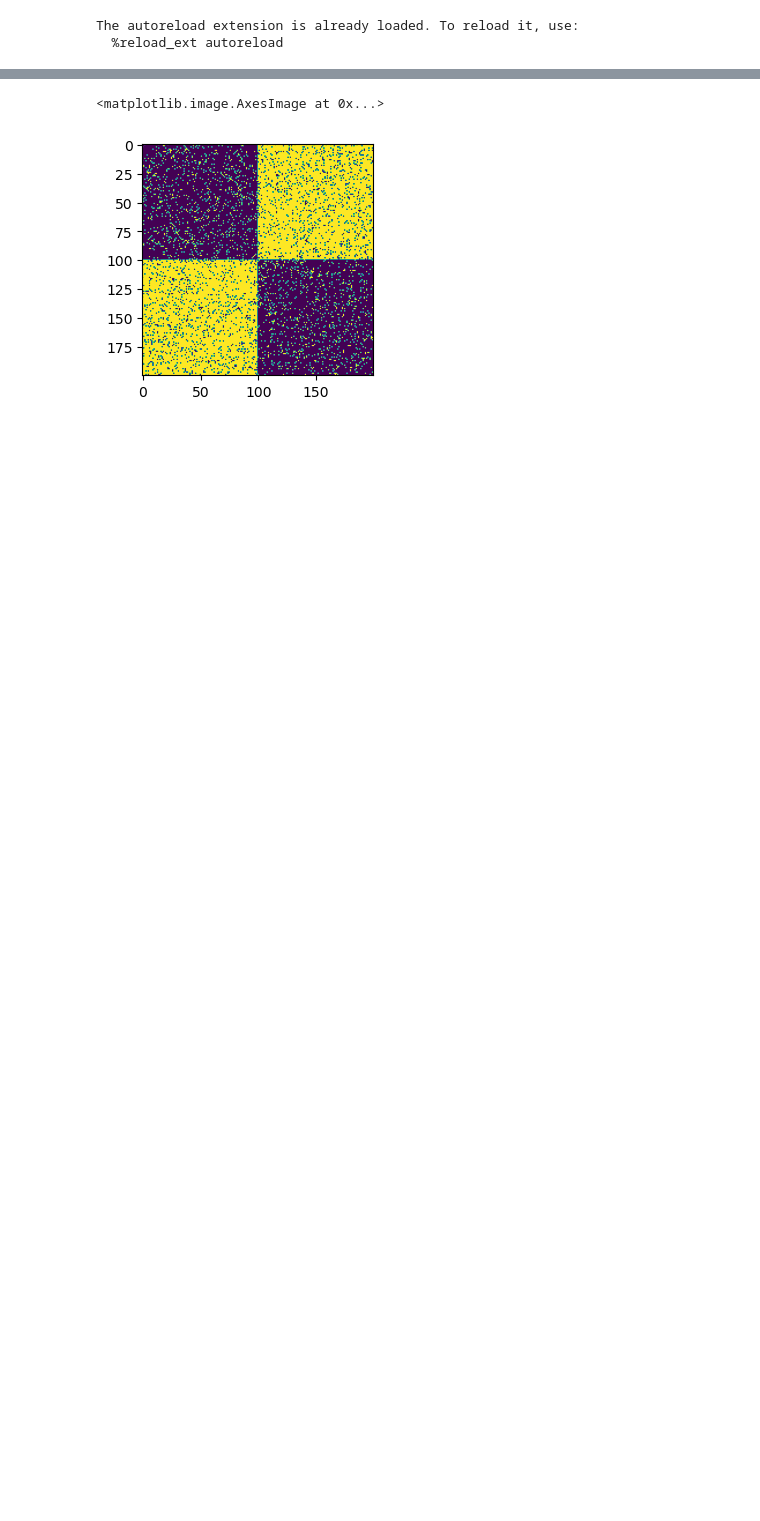
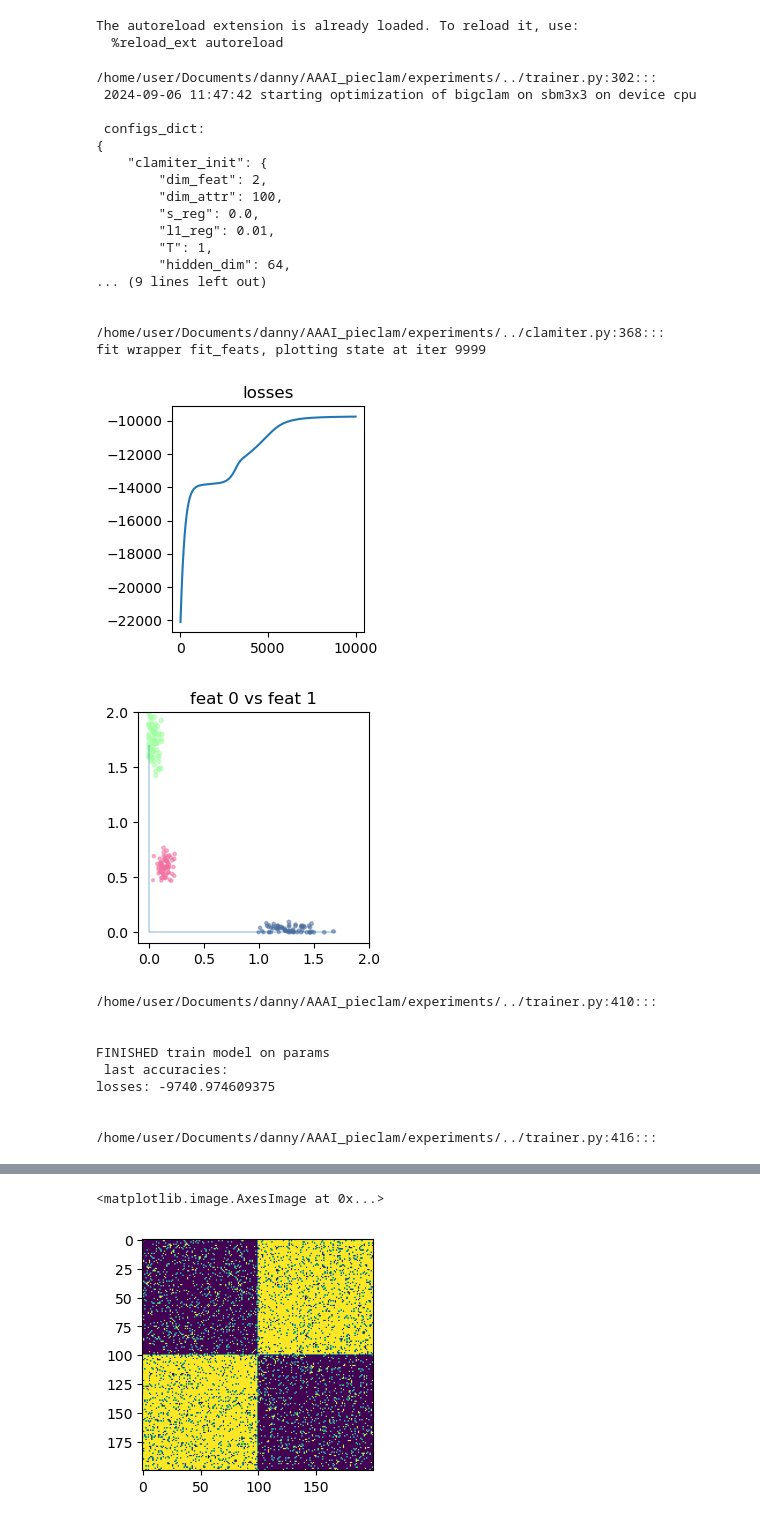
Before and after one commit to JuanCervino/PieClamNonSym, a Jupyter notebook: experiments/bipartite_big_and_ie.ipynb, the cells around one changed output, grey strips where cells are left out. Saved outputs shown, nothing was run; the diff lists cells and outputs as text; code cells hidden in the pictures; blank space fills up the shorter version.

Commit message:
starting link prediction

```diff
--- a/experiments/bipartite_big_and_ie.ipynb
+++ b/experiments/bipartite_big_and_ie.ipynb
@@ -11,8 +11,54 @@ from datasets.import_dataset import import_dataset
 from trainer import Trainer
 from utils.plotting import *
 
+device = torch.device('cuda' if torch.cuda.is_available() else 'cpu')
+
 %load_ext autoreload
 %autoreload 2
 # %% [output]
 The autoreload extension is already loaded. To reload it, use:
   %reload_ext autoreload
+# %%
+data_sbm3x3 = import_dataset('sbm3x3')
+
+config_triplets = [
+    ['clamiter_init', 'dim_feat', 2],
+    ['feat_opt', 'n_iter', 10000]
+]
+
+trainer_bigclam_sbm3x3 = Trainer(
+    dataset=data_sbm3x3,
+    model_name='bigclam',
+    config_triplets_to_change=config_triplets,
+    device=device)
+
+trainer_bigclam_sbm3x3.train()
+# %% [output]
+/home/user/Documents/danny/AAAI_pieclam/experiments/../trainer.py:302:::
+ 2024-09-06 11:47:42 starting optimization of bigclam on sbm3x3 on device cpu
+
+ configs_dict:
+{
+    "clamiter_init": {
+        "dim_feat": 2,
+        "dim_attr": 100,
+        "s_reg": 0.0,
+        "l1_reg": 0.01,
+        "T": 1,
+        "hidden_dim": 64,
+... (9 lines left out)
+
+
+/home/user/Documents/danny/AAAI_pieclam/experiments/../clamiter.py:368:::
+fit wrapper fit_feats, plotting state at iter 9999
+[figure, added]
+[figure, added]
+/home/user/Documents/danny/AAAI_pieclam/experiments/../trainer.py:410:::
+
+
+FINISHED train model on params
+ last accuracies:
+losses: -9740.974609375
+
+
+/home/user/Documents/danny/AAAI_pieclam/experiments/../trainer.py:416:::
```
Also changed, not shown: parts of 4 cells of this notebook, 5 other files.
